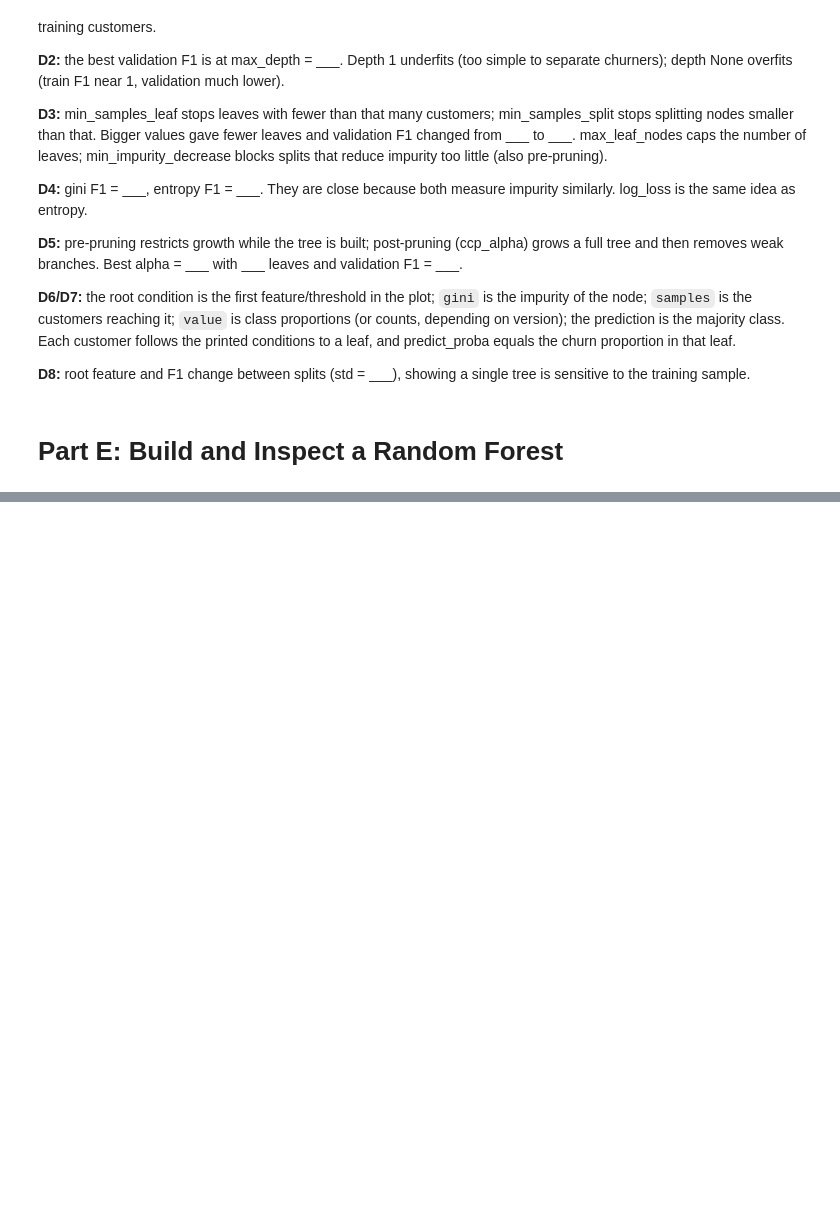
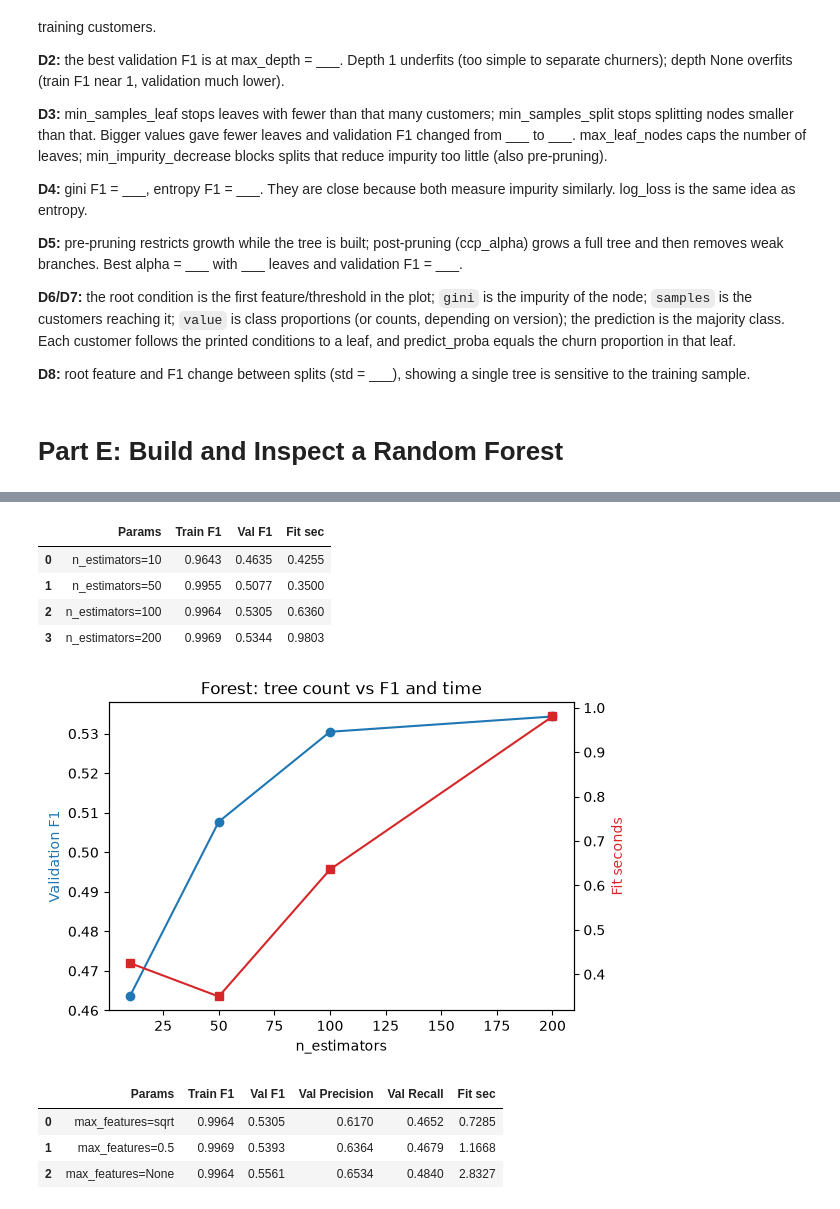
Before and after one commit to MonaMobeen/customer-churn-prediction-ml, a Jupyter notebook: churn_final.ipynb, the cells around one changed output, grey strips where cells are left out. Saved outputs shown, nothing was run; the diff lists cells and outputs as text; code cells hidden in the pictures; blank space fills up the shorter version.

```diff
--- a/churn_final.ipynb
+++ b/churn_final.ipynb
@@ -617,0 +742,45 @@ NameError: name 'rf_pipe' is not defined
+# %%
+import pandas as pd
+import matplotlib.pyplot as plt
+from sklearn.ensemble import RandomForestClassifier
+
+rows = []
+for n in [10, 50, 100, 200]:
+    _, r = run_experiment(f"RF n_estimators={n}",
+                          RandomForestClassifier(n_estimators=n, random_state=42, n_jobs=2),
+                          f"n_estimators={n}")
+    rows.append(r)
+tree_count_df = pd.DataFrame(rows)
+display(tree_count_df[["Params", "Train F1", "Val F1", "Fit sec"]].round(4))
+
+fig, ax1 = plt.subplots(figsize=(6, 4))
+ax1.plot(tree_count_df["Trees"], tree_count_df["Val F1"], marker="o", color="tab:blue")
+ax1.set_xlabel("n_estimators"); ax1.set_ylabel("Validation F1", color="tab:blue")
+ax2 = ax1.twinx()
+ax2.plot(tree_count_df["Trees"], tree_count_df["Fit sec"], marker="s", color="tab:red")
+ax2.set_ylabel("Fit seconds", color="tab:red")
+plt.title("Forest: tree count vs F1 and time")
+plt.show()
+# %% [output]
+|  | Params | Train F1 | Val F1 | Fit sec |
+| 0 | n_estimators=10 | 0.9643 | 0.4635 | 0.4255 |
+| 1 | n_estimators=50 | 0.9955 | 0.5077 | 0.3500 |
+| 2 | n_estimators=100 | 0.9964 | 0.5305 | 0.6360 |
+| 3 | n_estimators=200 | 0.9969 | 0.5344 | 0.9803 |
+[figure, added]
+# %%
+import pandas as pd
+from sklearn.ensemble import RandomForestClassifier
+
+rows = []
+for mf in ["sqrt", 0.5, None]:
+    _, r = run_experiment(f"RF max_features={mf}",
+                          RandomForestClassifier(n_estimators=100, max_features=mf, random_state=42, n_jobs=2),
+                          f"max_features={mf}")
+    rows.append(r)
+display(pd.DataFrame(rows)[["Params", "Train F1", "Val F1", "Val Precision", "Val Recall", "Fit sec"]].round(4))
+# %% [output]
+|  | Params | Train F1 | Val F1 | Val Precision | Val Recall | Fit sec |
+| 0 | max_features=sqrt | 0.9964 | 0.5305 | 0.6170 | 0.4652 | 0.7285 |
+| 1 | max_features=0.5 | 0.9969 | 0.5393 | 0.6364 | 0.4679 | 1.1668 |
+| 2 | max_features=None | 0.9964 | 0.5561 | 0.6534 | 0.4840 | 2.8327 |
```
Also changed, not shown: parts of 21 cells of this notebook, 6 other files.
